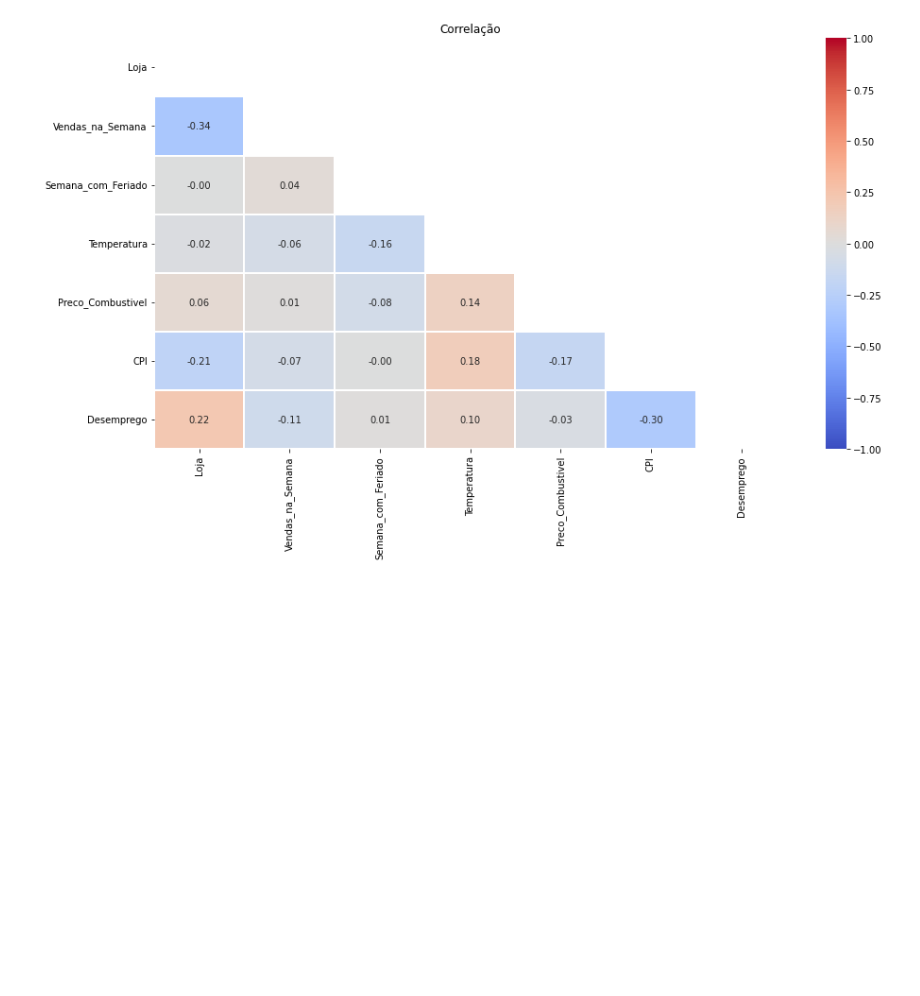
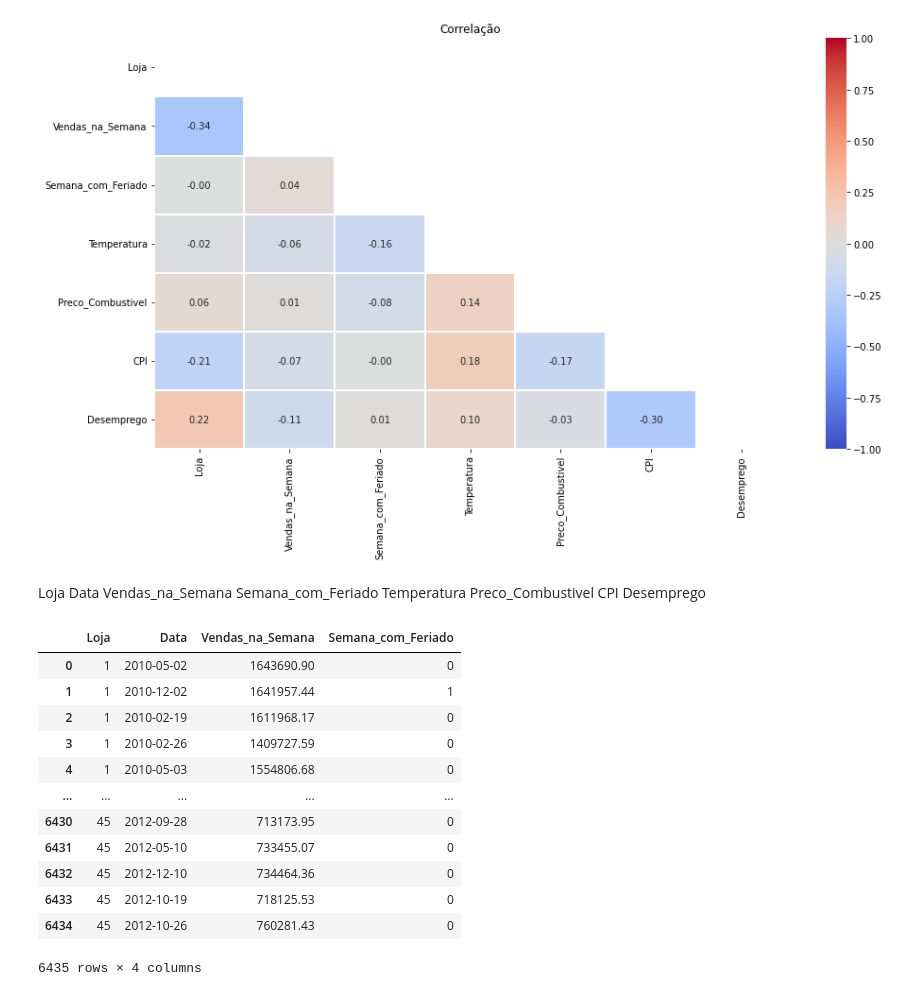
Before and after one commit to BenKefa/projetoGit, a Jupyter notebook: MiniProjeto_DBC_Slot4.ipynb, the cells around one changed output. Drawn from its saved outputs; the diff is of its cells as text; code cells hidden in the pictures; blank space fills up the shorter version.

```diff
--- a/MiniProjeto_DBC_Slot4.ipynb
+++ b/MiniProjeto_DBC_Slot4.ipynb
@@ -244,3 +283,5 @@ plot = sn.heatmap(correlation, annot = True, vmin = -1, vmax = 1, cmap = 'coolwa
 plt.show()
 # %% [output]
 [figure]
+# %% [markdown]
+Loja	Data	Vendas_na_Semana	Semana_com_Feriado	Temperatura	Preco_Combustivel	CPI	Desemprego
@@ -246,0 +292,17 @@ plt.show()
+# %%
+df1 = df[['Loja', 'Data', 'Vendas_na_Semana', 'Semana_com_Feriado']]
+df1
+# %% [output]
+|  | Loja | Data | Vendas_na_Semana | Semana_com_Feriado |
+| 0 | 1 | 2010-05-02 | 1643690.90 | 0 |
+| 1 | 1 | 2010-12-02 | 1641957.44 | 1 |
+| 2 | 1 | 2010-02-19 | 1611968.17 | 0 |
+| 3 | 1 | 2010-02-26 | 1409727.59 | 0 |
+| 4 | 1 | 2010-05-03 | 1554806.68 | 0 |
+| ... | ... | ... | ... | ... |
+| 6430 | 45 | 2012-09-28 | 713173.95 | 0 |
+| 6431 | 45 | 2012-05-10 | 733455.07 | 0 |
+| 6432 | 45 | 2012-12-10 | 734464.36 | 0 |
+| 6433 | 45 | 2012-10-19 | 718125.53 | 0 |
+| 6434 | 45 | 2012-10-26 | 760281.43 | 0 |
+6435 rows × 4 columns
```
Also changed, not shown: parts of 9 cells of this notebook.
